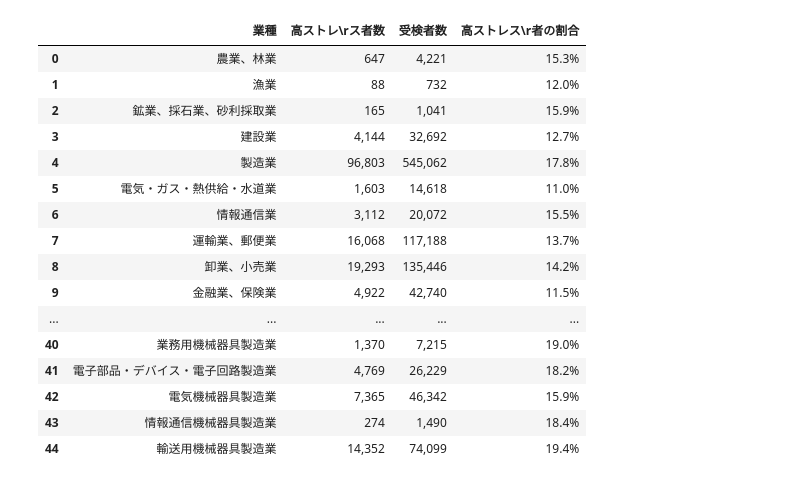
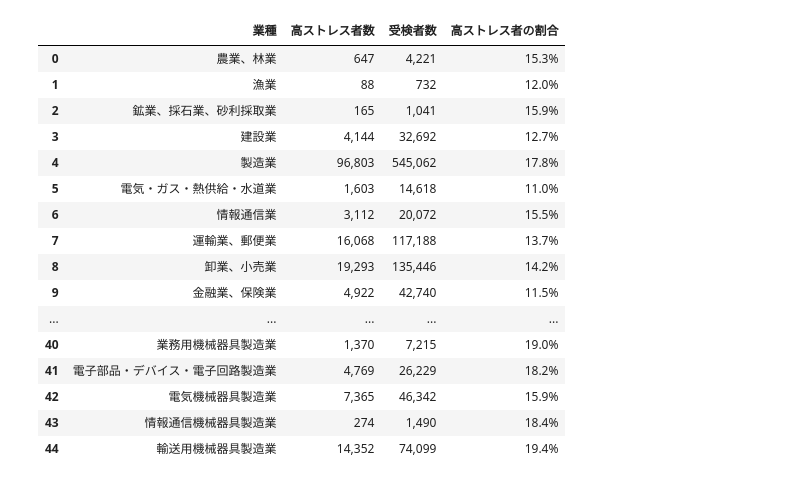
Before and after one commit to mino-2021/PDFtoTableData, a Jupyter notebook: TabledataFromPDF.ipynb, the cells around one changed output. Cells and saved outputs as stored; diff of their text form; code cells hidden in the pictures.

```diff
--- a/TabledataFromPDF.ipynb
+++ b/TabledataFromPDF.ipynb
@@ -42,23 +19,27 @@ for df in dfs:
 #dfs = tabula.read_pdf("平成30年 全衛連ストレスチェックサービス実施結果報告書.pdf", lattice=True, pages = '40')
 dfs = tabula.read_pdf("20190925114437.pdf", lattice=True, pages = '40')
 
-for df in dfs:
-    display(df)
+#for df in dfs:
+#    display(df)
-# %% [output]
-|  | 業種 | 高ストレ\rス者数 | 受検者数 | 高ストレス\r者の割合 |
-| 0 | 農業、林業 | 647 | 4,221 | 15.3% |
-| 1 | 漁業 | 88 | 732 | 12.0% |
-| 2 | 鉱業、採石業、砂利採取業 | 165 | 1,041 | 15.9% |
-| 3 | 建設業 | 4,144 | 32,692 | 12.7% |
-| 4 | 製造業 | 96,803 | 545,062 | 17.8% |
-| 5 | 電気・ガス・熱供給・水道業 | 1,603 | 14,618 | 11.0% |
-| 6 | 情報通信業 | 3,112 | 20,072 | 15.5% |
-| 7 | 運輸業、郵便業 | 16,068 | 117,188 | 13.7% |
-| 8 | 卸業、小売業 | 19,293 | 135,446 | 14.2% |
-| 9 | 金融業、保険業 | 4,922 | 42,740 | 11.5% |
-| ... | ... | ... | ... | ... |
-| 40 | 業務用機械器具製造業 | 1,370 | 7,215 | 19.0% |
-| 41 | 電子部品・デバイス・電子回路製造業 | 4,769 | 26,229 | 18.2% |
-| 42 | 電気機械器具製造業 | 7,365 | 46,342 | 15.9% |
-| 43 | 情報通信機械器具製造業 | 274 | 1,490 | 18.4% |
-| 44 | 輸送用機械器具製造業 | 14,352 | 74,099 | 19.4% |
+# %%
+dfs[0]=dfs[0].rename(columns={'高ストレ\rス者数': '高ストレス者数'})
+dfs[0]=dfs[0].rename(columns={'高ストレス\r者の割合': '高ストレス者の割合'})
+dfs[0]
+# %% [output]
+|  | 業種 | 高ストレス者数 | 受検者数 | 高ストレス者の割合 |
+| 0 | 農業、林業 | 647 | 4,221 | 15.3% |
+| 1 | 漁業 | 88 | 732 | 12.0% |
+| 2 | 鉱業、採石業、砂利採取業 | 165 | 1,041 | 15.9% |
+| 3 | 建設業 | 4,144 | 32,692 | 12.7% |
+| 4 | 製造業 | 96,803 | 545,062 | 17.8% |
+| 5 | 電気・ガス・熱供給・水道業 | 1,603 | 14,618 | 11.0% |
+| 6 | 情報通信業 | 3,112 | 20,072 | 15.5% |
+| 7 | 運輸業、郵便業 | 16,068 | 117,188 | 13.7% |
+| 8 | 卸業、小売業 | 19,293 | 135,446 | 14.2% |
+| 9 | 金融業、保険業 | 4,922 | 42,740 | 11.5% |
+| ... | ... | ... | ... | ... |
+| 40 | 業務用機械器具製造業 | 1,370 | 7,215 | 19.0% |
+| 41 | 電子部品・デバイス・電子回路製造業 | 4,769 | 26,229 | 18.2% |
+| 42 | 電気機械器具製造業 | 7,365 | 46,342 | 15.9% |
+| 43 | 情報通信機械器具製造業 | 274 | 1,490 | 18.4% |
+| 44 | 輸送用機械器具製造業 | 14,352 | 74,099 | 19.4% |
```
Also changed, not shown: parts of 4 cells of this notebook.
